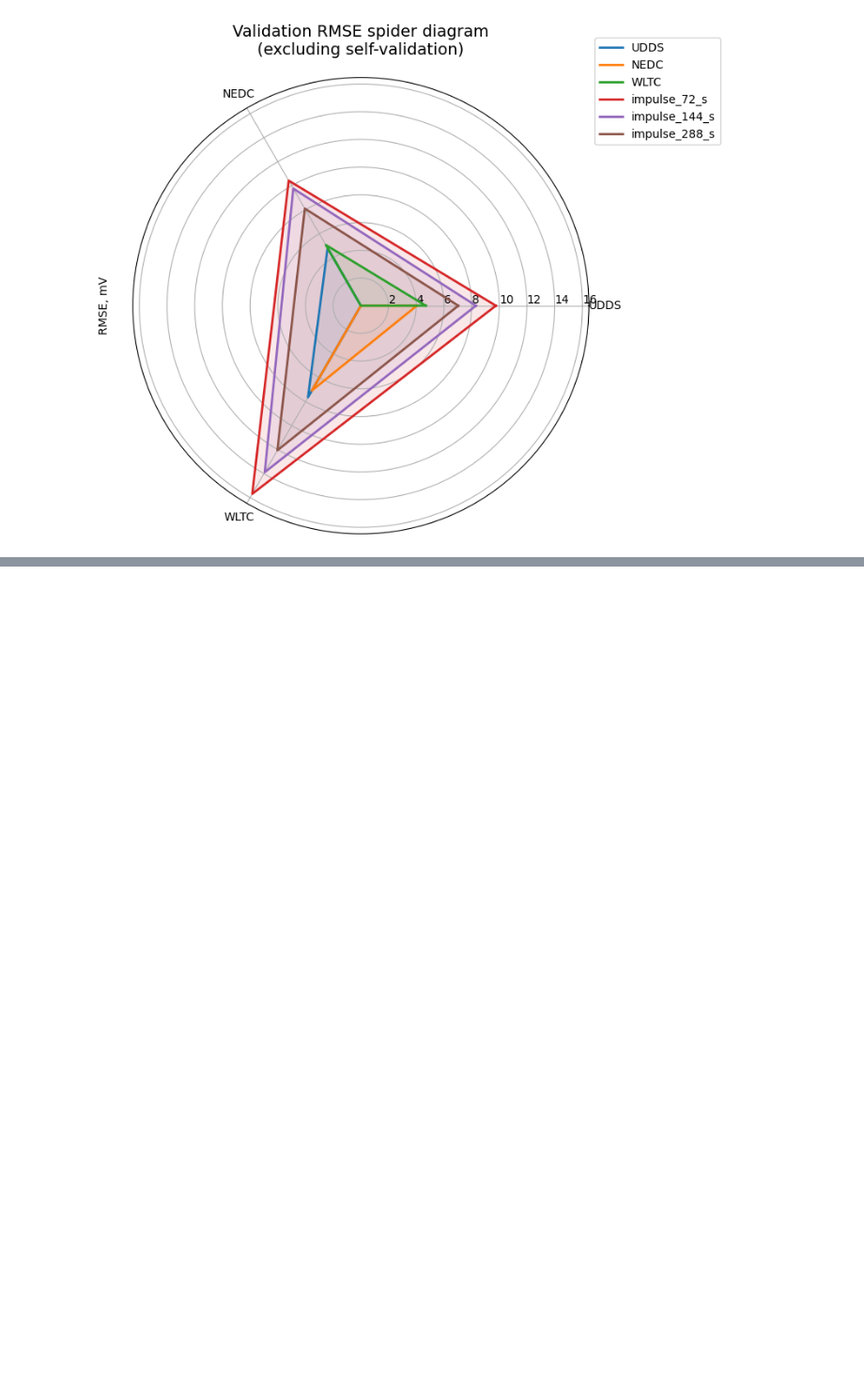
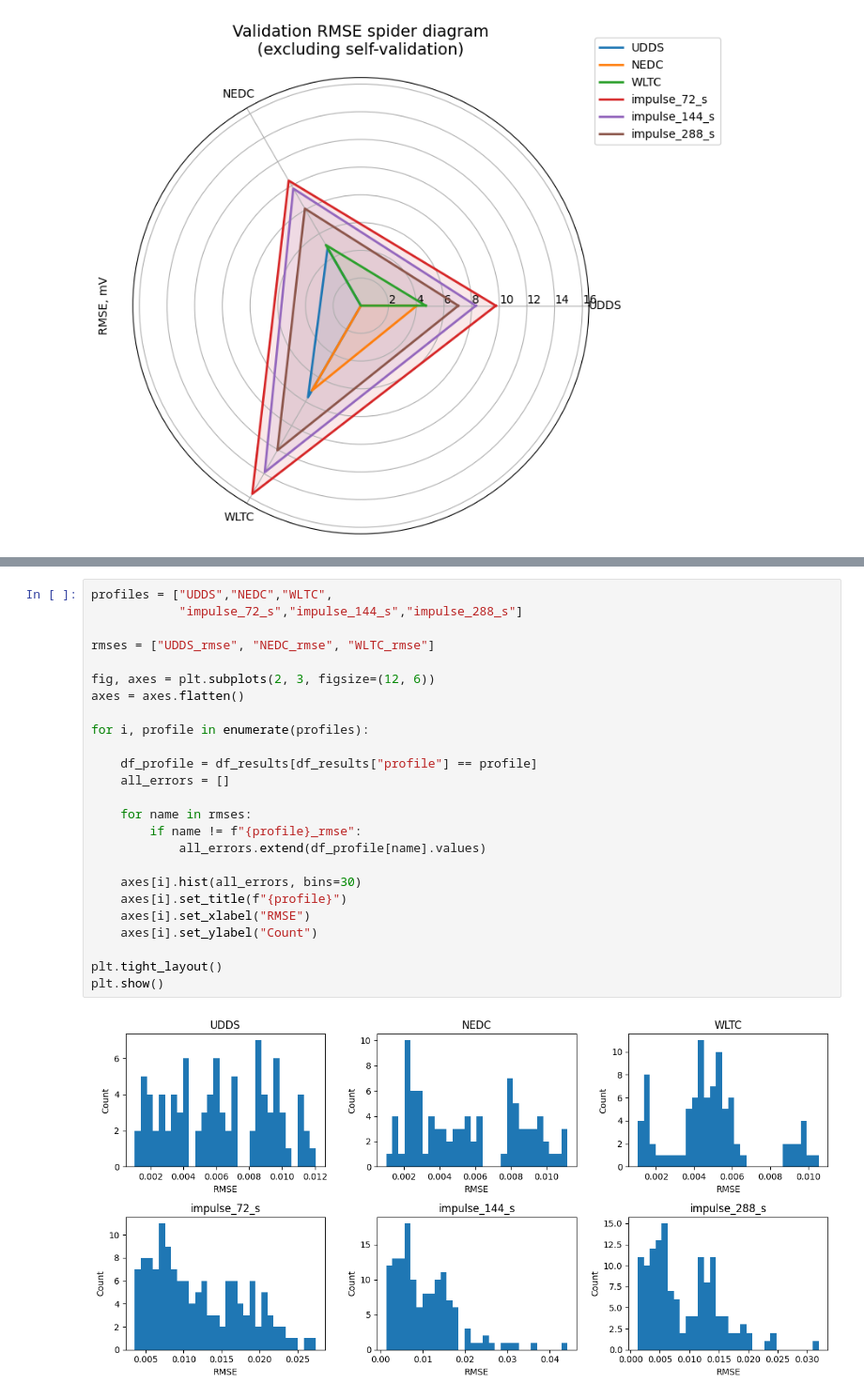
Before and after one commit to a11key/A-Cross-Condition-Analysis-of-Current-Profile-Impact-on-Lithium-Ion-Battery-Model-Parameterization, a Jupyter notebook: Data_processing/Results/code/visualization.ipynb, the cells around one changed output, grey strips where cells are left out. Shown at 94% size. Drawn from its saved outputs; the diff is of its cells as text; blank space fills up the shorter version.

```diff
--- a/Data_processing/Results/code/visualization.ipynb
+++ b/Data_processing/Results/code/visualization.ipynb
@@ -644,0 +841,27 @@ plot_rmse_spider(
+# %%
+profiles = ["UDDS","NEDC","WLTC",
+            "impulse_72_s","impulse_144_s","impulse_288_s"]
+
+rmses = ["UDDS_rmse", "NEDC_rmse", "WLTC_rmse"]
+
+fig, axes = plt.subplots(2, 3, figsize=(12, 6))
+axes = axes.flatten()
+
+for i, profile in enumerate(profiles):
+
+    df_profile = df_results[df_results["profile"] == profile]
+    all_errors = []
+
+    for name in rmses:
+        if name != f"{profile}_rmse":
+            all_errors.extend(df_profile[name].values)
+
+    axes[i].hist(all_errors, bins=30)
+    axes[i].set_title(f"{profile}")
+    axes[i].set_xlabel("RMSE")
+    axes[i].set_ylabel("Count")
+
+plt.tight_layout()
+plt.show()
+# %% [output]
+[figure, added]
```
Also changed, not shown: parts of 10 cells of this notebook, 2 other files.
